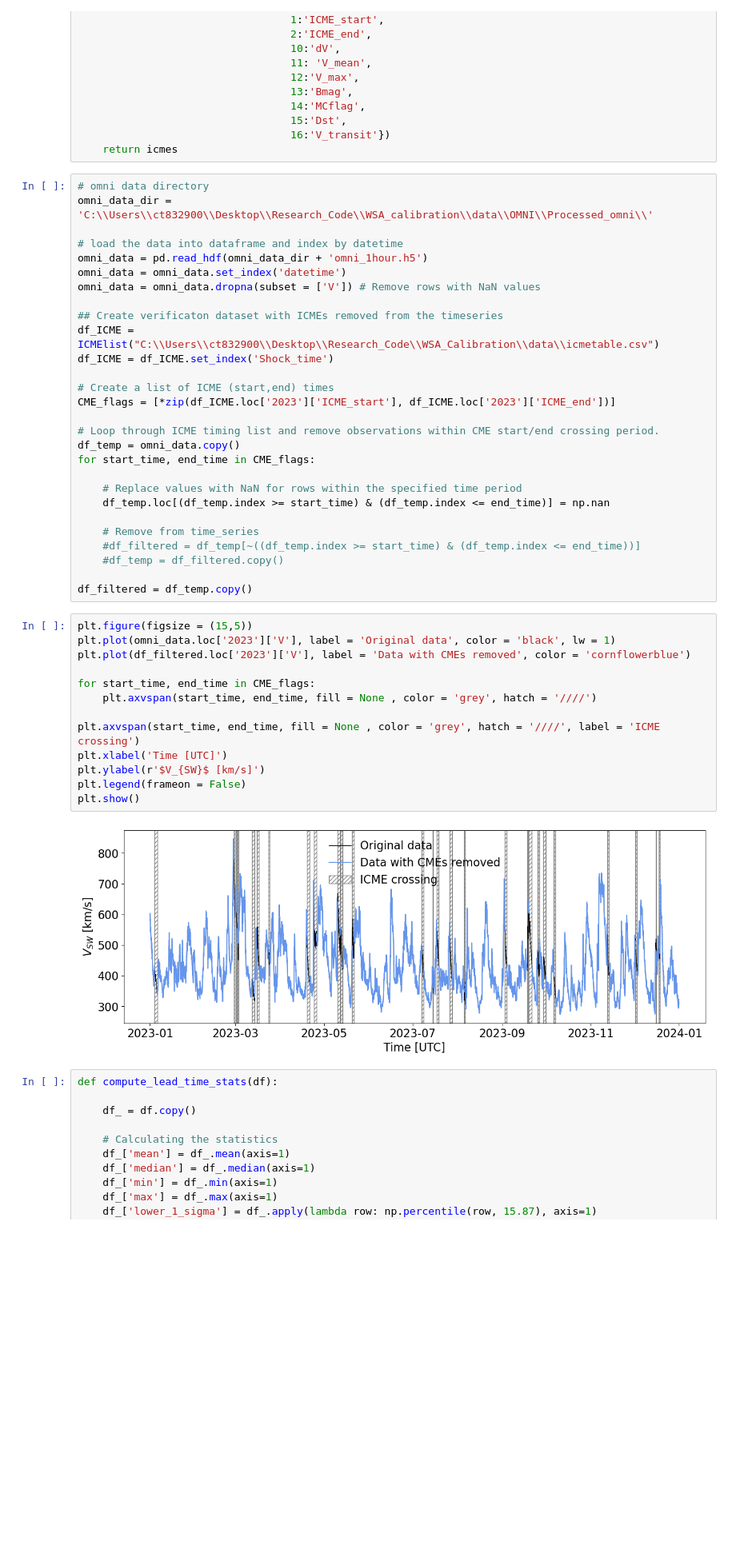
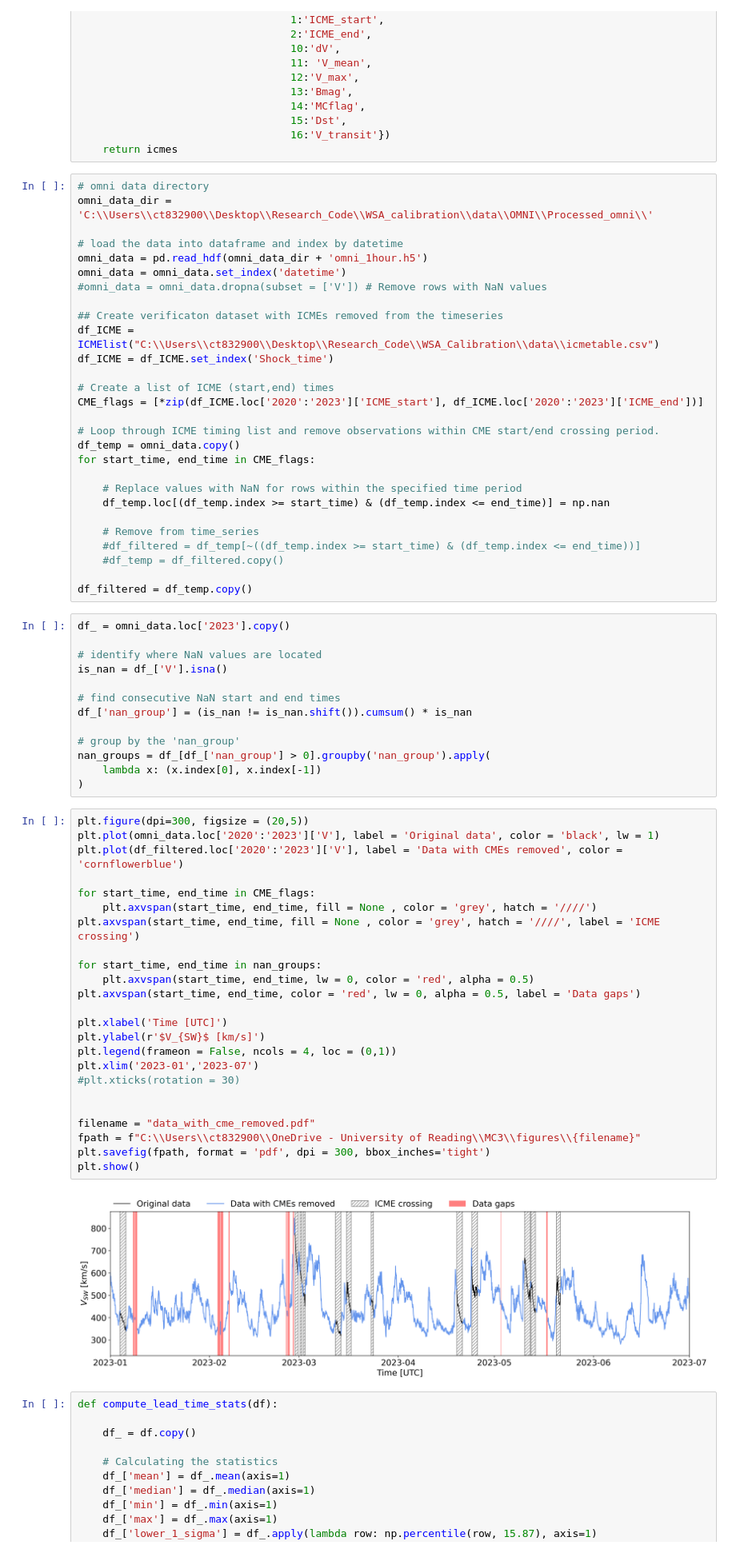
Before and after one commit to NathanielInatimi/WSA_calibration, a Jupyter notebook: code/WSA_calibration.ipynb, the cells around one changed output. Shown at 80% size. Drawn from its saved outputs; the diff is of its cells as text; blank space fills up the shorter version.

```diff
--- a/code/WSA_calibration.ipynb
+++ b/code/WSA_calibration.ipynb
@@ -98,14 +98,14 @@ omni_data_dir = 'C:\\Users\\ct832900\\Desktop\\Research_Code\\WSA_calibration\\d
 # load the data into dataframe and index by datetime
 omni_data = pd.read_hdf(omni_data_dir + 'omni_1hour.h5')
 omni_data = omni_data.set_index('datetime')
-omni_data = omni_data.dropna(subset = ['V']) # Remove rows with NaN values
+#omni_data = omni_data.dropna(subset = ['V']) # Remove rows with NaN values
 
 ## Create verificaton dataset with ICMEs removed from the timeseries
 df_ICME = ICMElist("C:\\Users\\ct832900\\Desktop\\Research_Code\\WSA_Calibration\\data\\icmetable.csv")
 df_ICME = df_ICME.set_index('Shock_time')
 
 # Create a list of ICME (start,end) times
-CME_flags = [*zip(df_ICME.loc['2023']['ICME_start'], df_ICME.loc['2023']['ICME_end'])]
+CME_flags = [*zip(df_ICME.loc['2020':'2023']['ICME_start'], df_ICME.loc['2020':'2023']['ICME_end'])]
 
 # Loop through ICME timing list and remove observations within CME start/end crossing period.
 df_temp = omni_data.copy()
@@ -119,21 +119,45 @@ for start_time, end_time in CME_flags:
     #df_temp = df_filtered.copy()
 
 df_filtered = df_temp.copy()
+# %%
+df_ = omni_data.loc['2023'].copy()
+
+# identify where NaN values are located
+is_nan = df_['V'].isna()
+
+# find consecutive NaN start and end times
+df_['nan_group'] = (is_nan != is_nan.shift()).cumsum() * is_nan
+
+# group by the 'nan_group'
+nan_groups = df_[df_['nan_group'] > 0].groupby('nan_group').apply(
+    lambda x: (x.index[0], x.index[-1])
+)
 # %%
-plt.figure(figsize = (15,5))
-plt.plot(omni_data.loc['2023']['V'], label = 'Original data', color = 'black', lw = 1)
-plt.plot(df_filtered.loc['2023']['V'], label = 'Data with CMEs removed', color = 'cornflowerblue')
+plt.figure(dpi=300, figsize = (20,5))
+plt.plot(omni_data.loc['2020':'2023']['V'], label = 'Original data', color = 'black', lw = 1)
+plt.plot(df_filtered.loc['2020':'2023']['V'], label = 'Data with CMEs removed', color = 'cornflowerblue')
 
 for start_time, end_time in CME_flags:
     plt.axvspan(start_time, end_time, fill = None , color = 'grey', hatch = '////')
+plt.axvspan(start_time, end_time, fill = None , color = 'grey', hatch = '////', label = 'ICME crossing')
 
-plt.axvspan(start_time, end_time, fill = None , color = 'grey', hatch = '////', label = 'ICME crossing')
+for start_time, end_time in nan_groups:
+    plt.axvspan(start_time, end_time, lw = 0, color = 'red', alpha = 0.5)
+plt.axvspan(start_time, end_time, color = 'red', lw = 0, alpha = 0.5, label = 'Data gaps')
+
 plt.xlabel('Time [UTC]')
 plt.ylabel(r'$V_{SW}$ [km/s]')
-plt.legend(frameon = False)
+plt.legend(frameon = False, ncols = 4, loc = (0,1))
+plt.xlim('2023-01','2023-07')
+#plt.xticks(rotation = 30)
+
+
+filename = "data_with_cme_removed.pdf"
+fpath = f"C:\\Users\\ct832900\\OneDrive - University of Reading\\MC3\\figures\\{filename}"
+plt.savefig(fpath, format = 'pdf', dpi = 300, bbox_inches='tight')
 plt.show()
 # %% [output]
-[figure, old version]
+[figure, new version]
 # %%
 def compute_lead_time_stats(df):
 
```
Also changed, not shown: parts of 30 cells of this notebook, 5 other files.
